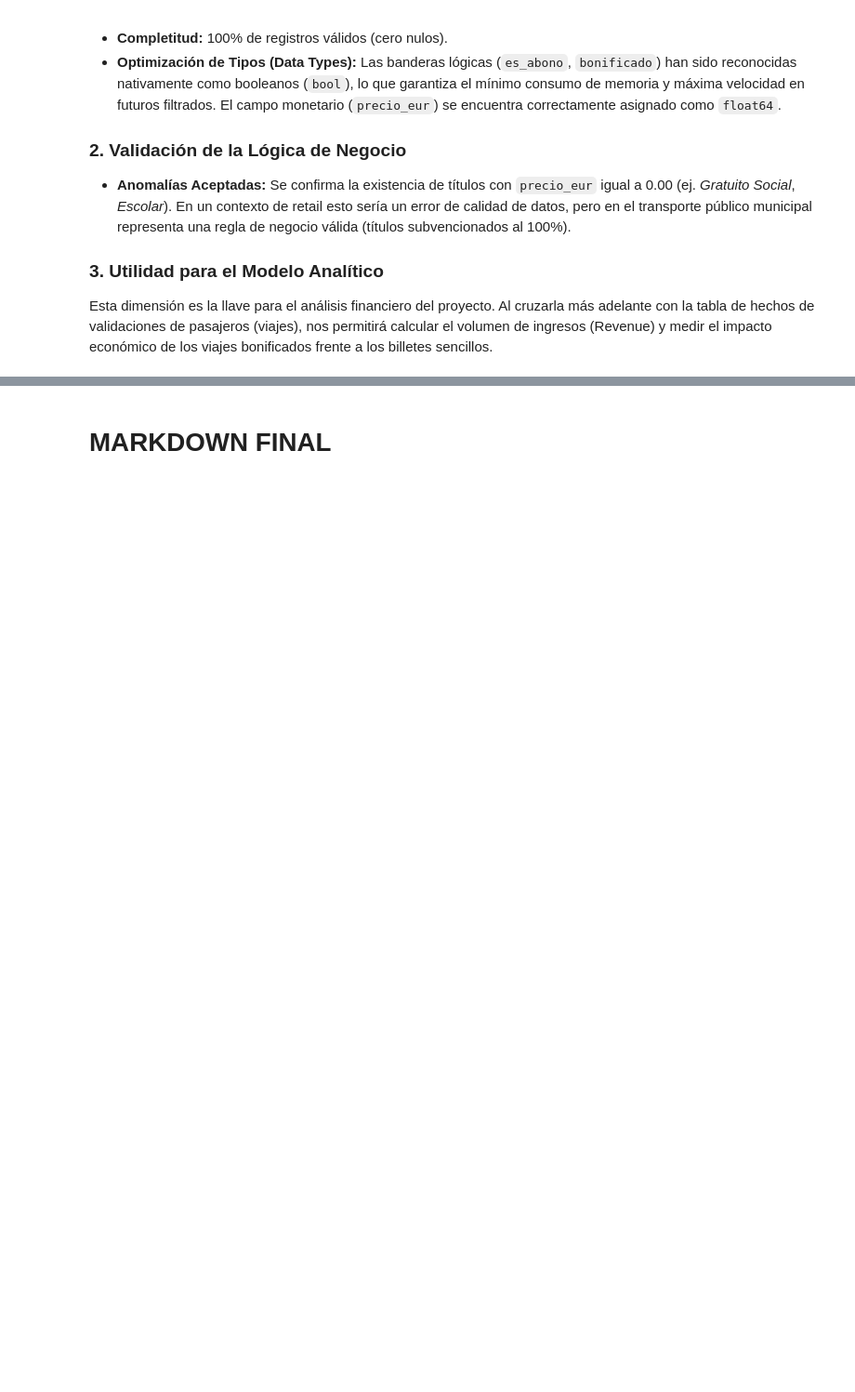
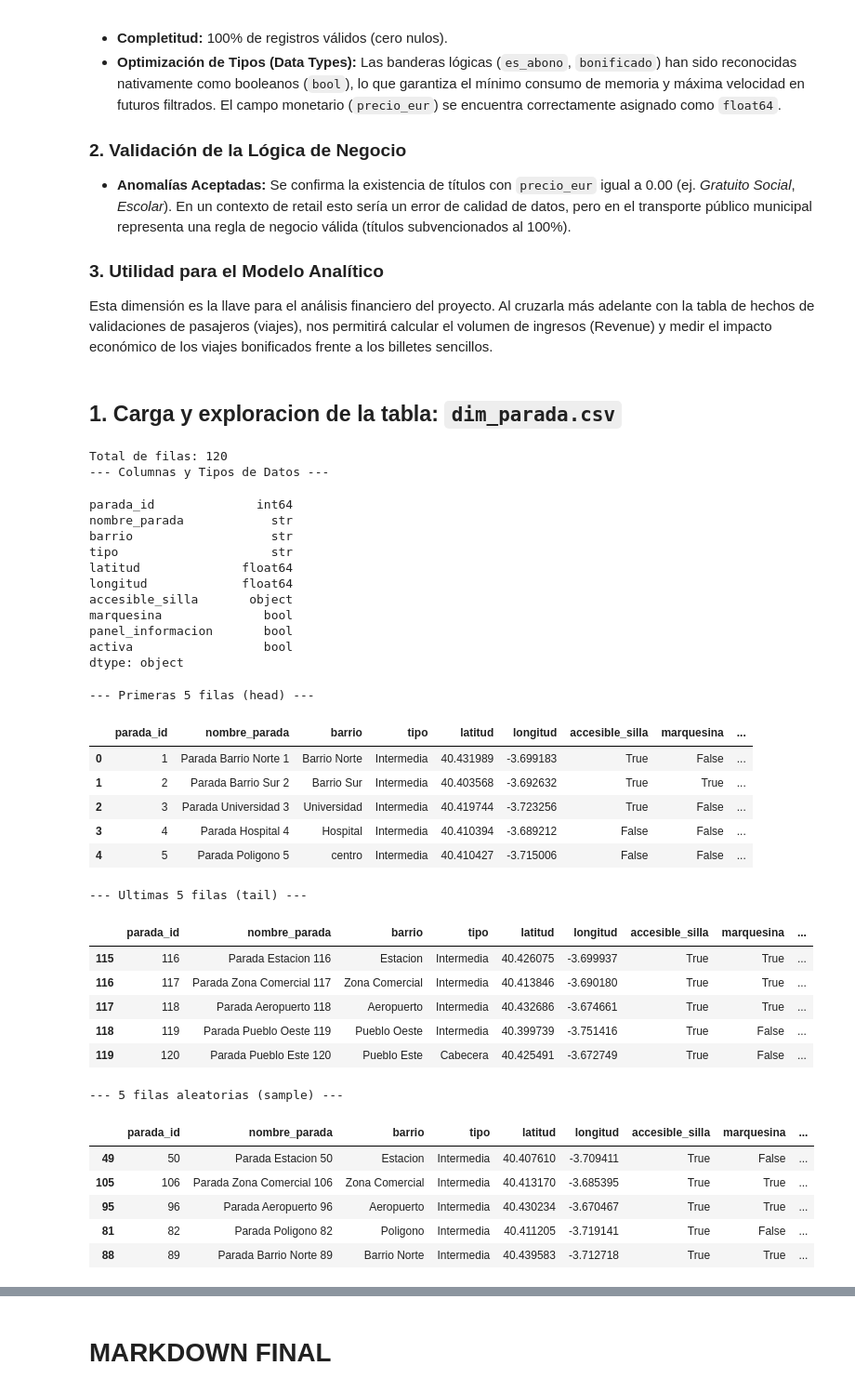
Before and after one commit to databaandsc/MetroBus_Analytics, a Jupyter notebook: 01_eda.ipynb, the cells around one changed output, grey strips where cells are left out. Shown at 93% size. Cells and saved outputs as stored; diff of their text form; code cells hidden in the pictures; blank space fills up the shorter version.

Commit message:
docs(eda): integrar analisis de dim_parada y actualizar reporte final global

```diff
--- a/01_eda.ipynb
+++ b/01_eda.ipynb
@@ -2107,3 +2107,63 @@ El catálogo de títulos de transporte se importa en un estado nativo óptimo, s
 
 ### 3. Utilidad para el Modelo Analítico
 Esta dimensión es la llave para el análisis financiero del proyecto. Al cruzarla más adelante con la tabla de hechos de validaciones de pasajeros (viajes), nos permitirá calcular el volumen de ingresos (Revenue) y medir el impacto económico de los viajes bonificados frente a los billetes sencillos.
+# %% [markdown]
+## 1. Carga y exploracion de la tabla: `dim_parada.csv`
+# %%
+
+# 1. Cargamos el dataset
+df_parada = pd.read_csv('data/dim_parada.csv')
+
+# Número total de filas
+print("Total de filas:", len(df_parada))
+
+# 2. Ver columnas y tipos de datos
+print("--- Columnas y Tipos de Datos ---")
+display(df_parada.dtypes)
+
+# 3. Primeras 5 filas
+print("--- Primeras 5 filas (head) ---")
+display(df_parada.head())
+
+# 4. Ultimas 5 filas
+print("--- Ultimas 5 filas (tail) ---")
+display(df_parada.tail())
+
+# 5. 5 filas aleatorias
+print("--- 5 filas aleatorias (sample) ---")
+display(df_parada.sample(5))
+# %% [output]
+Total de filas: 120
+--- Columnas y Tipos de Datos ---
+parada_id              int64
+nombre_parada            str
+barrio                   str
+tipo                     str
+latitud              float64
+longitud             float64
+accesible_silla       object
+marquesina              bool
+panel_informacion       bool
+activa                  bool
+dtype: object
+--- Primeras 5 filas (head) ---
+|  | parada_id | nombre_parada | barrio | tipo | latitud | longitud | accesible_silla | marquesina | ... |
+| 0 | 1 | Parada Barrio Norte 1 | Barrio Norte | Intermedia | 40.431989 | -3.699183 | True | False | ... |
+| 1 | 2 | Parada Barrio Sur 2 | Barrio Sur | Intermedia | 40.403568 | -3.692632 | True | True | ... |
+| 2 | 3 | Parada Universidad 3 | Universidad | Intermedia | 40.419744 | -3.723256 | True | False | ... |
+| 3 | 4 | Parada Hospital 4 | Hospital | Intermedia | 40.410394 | -3.689212 | False | False | ... |
+| 4 | 5 | Parada Poligono 5 | centro | Intermedia | 40.410427 | -3.715006 | False | False | ... |
+--- Ultimas 5 filas (tail) ---
+|  | parada_id | nombre_parada | barrio | tipo | latitud | longitud | accesible_silla | marquesina | ... |
+| 115 | 116 | Parada Estacion 116 | Estacion | Intermedia | 40.426075 | -3.699937 | True | True | ... |
+| 116 | 117 | Parada Zona Comercial 117 | Zona Comercial | Intermedia | 40.413846 | -3.690180 | True | True | ... |
+| 117 | 118 | Parada Aeropuerto 118 | Aeropuerto | Intermedia | 40.432686 | -3.674661 | True | True | ... |
+| 118 | 119 | Parada Pueblo Oeste 119 | Pueblo Oeste | Intermedia | 40.399739 | -3.751416 | True | False | ... |
+| 119 | 120 | Parada Pueblo Este 120 | Pueblo Este | Cabecera | 40.425491 | -3.672749 | True | False | ... |
+--- 5 filas aleatorias (sample) ---
+|  | parada_id | nombre_parada | barrio | tipo | latitud | longitud | accesible_silla | marquesina | ... |
+| 49 | 50 | Parada Estacion 50 | Estacion | Intermedia | 40.407610 | -3.709411 | True | False | ... |
+| 105 | 106 | Parada Zona Comercial 106 | Zona Comercial | Intermedia | 40.413170 | -3.685395 | True | True | ... |
+| 95 | 96 | Parada Aeropuerto 96 | Aeropuerto | Intermedia | 40.430234 | -3.670467 | True | True | ... |
+| 81 | 82 | Parada Poligono 82 | Poligono | Intermedia | 40.411205 | -3.719141 | True | False | ... |
+| 88 | 89 | Parada Barrio Norte 89 | Barrio Norte | Intermedia | 40.439583 | -3.712718 | True | True | ... |
```
Also changed, not shown: parts of 10 cells of this notebook.
